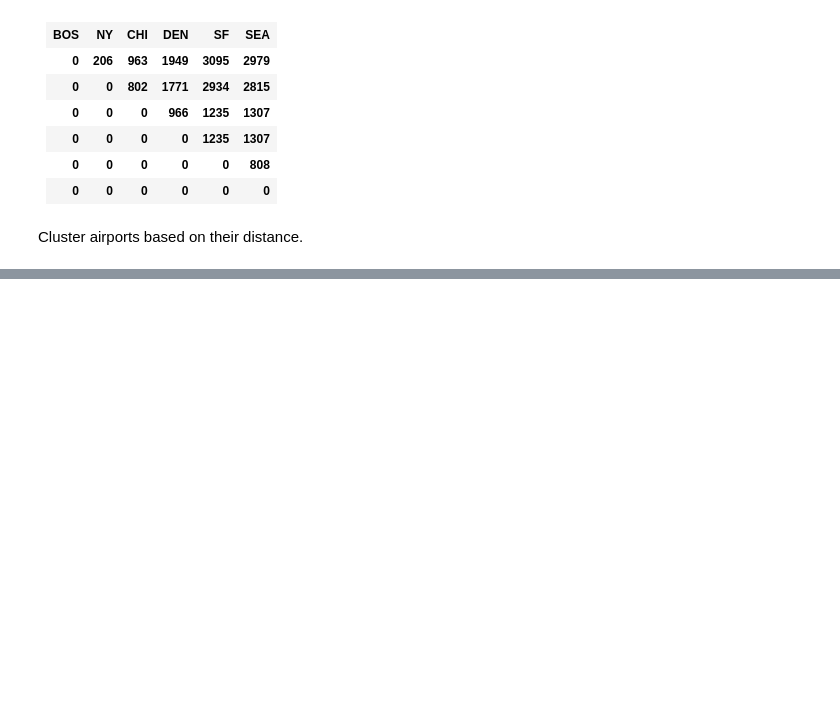
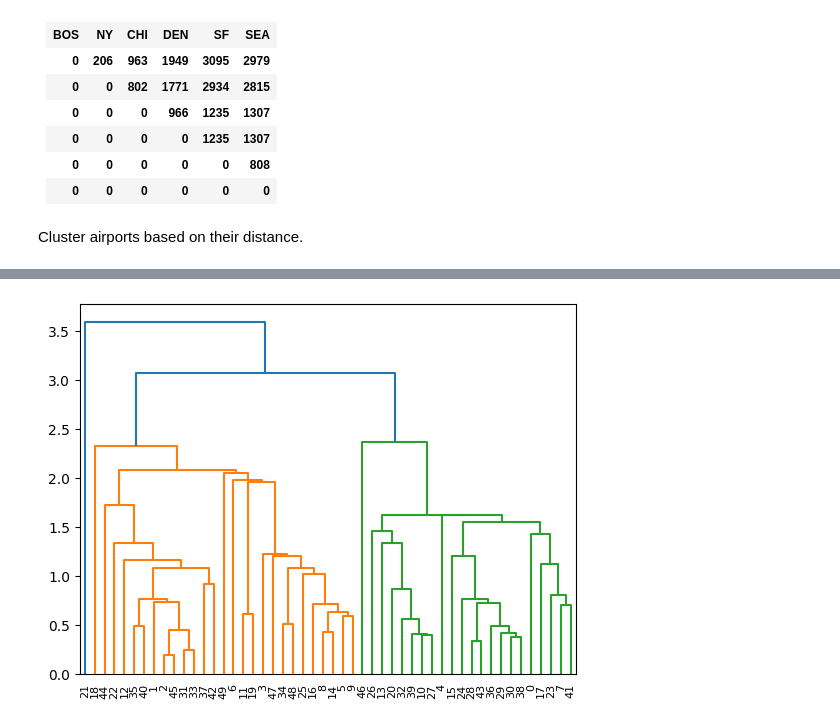
Before and after one commit to ndavido/Data_Analysis_Notes, a Jupyter notebook: clustering_early.ipynb, the cells around one changed output, grey strips where cells are left out. Drawn from its saved outputs; the diff is of its cells as text; code cells hidden in the pictures; blank space fills up the shorter version.

```diff
--- a/clustering_early.ipynb
+++ b/clustering_early.ipynb
@@ -86,0 +131,4 @@ Cluster airports based on their distance.
+# %%
+dataset = make_blobs(n_samples=50, n_features=2, centers=4, cluster_std=1.6, random_state=50)
+# %%
+points = dataset[0]
@@ -86,0 +158,4 @@ Cluster airports based on their distance.
+# %%
+dendrogram = sch.dendrogram(sch.linkage(points, method='single'))
+# %% [output]
+[figure, added]
```
Also changed, not shown: parts of 17 cells of this notebook.
